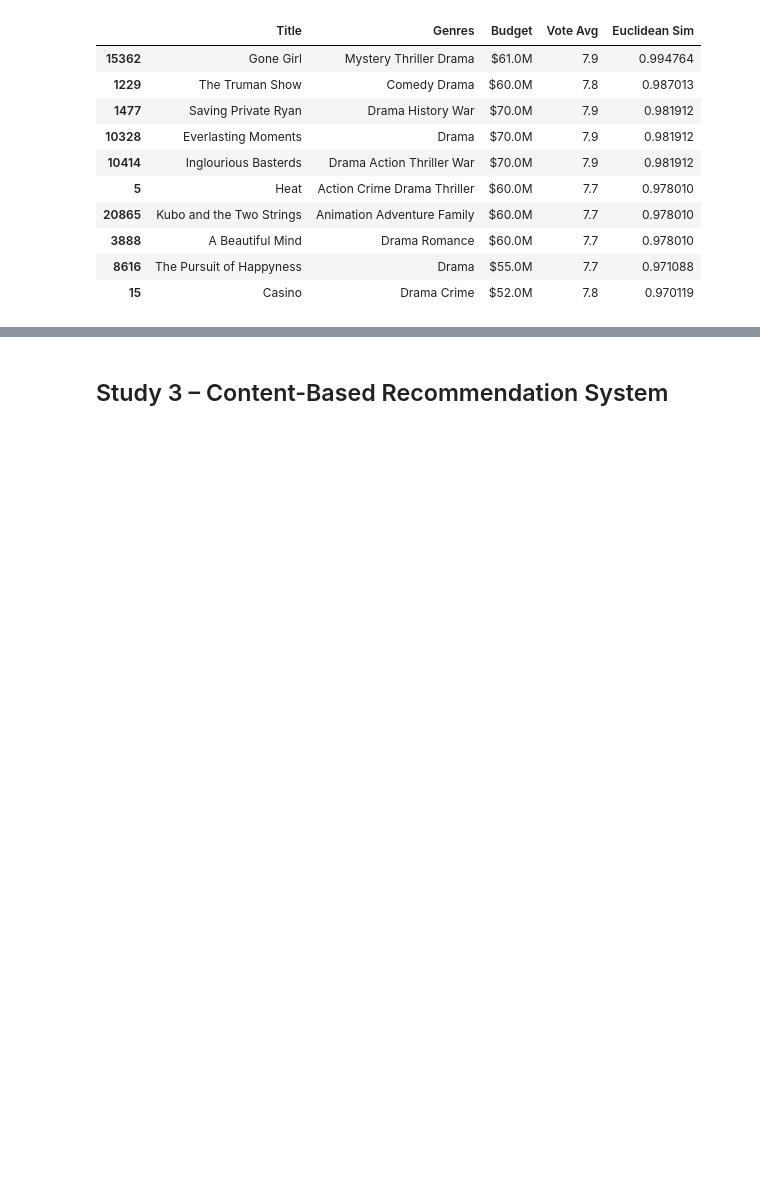
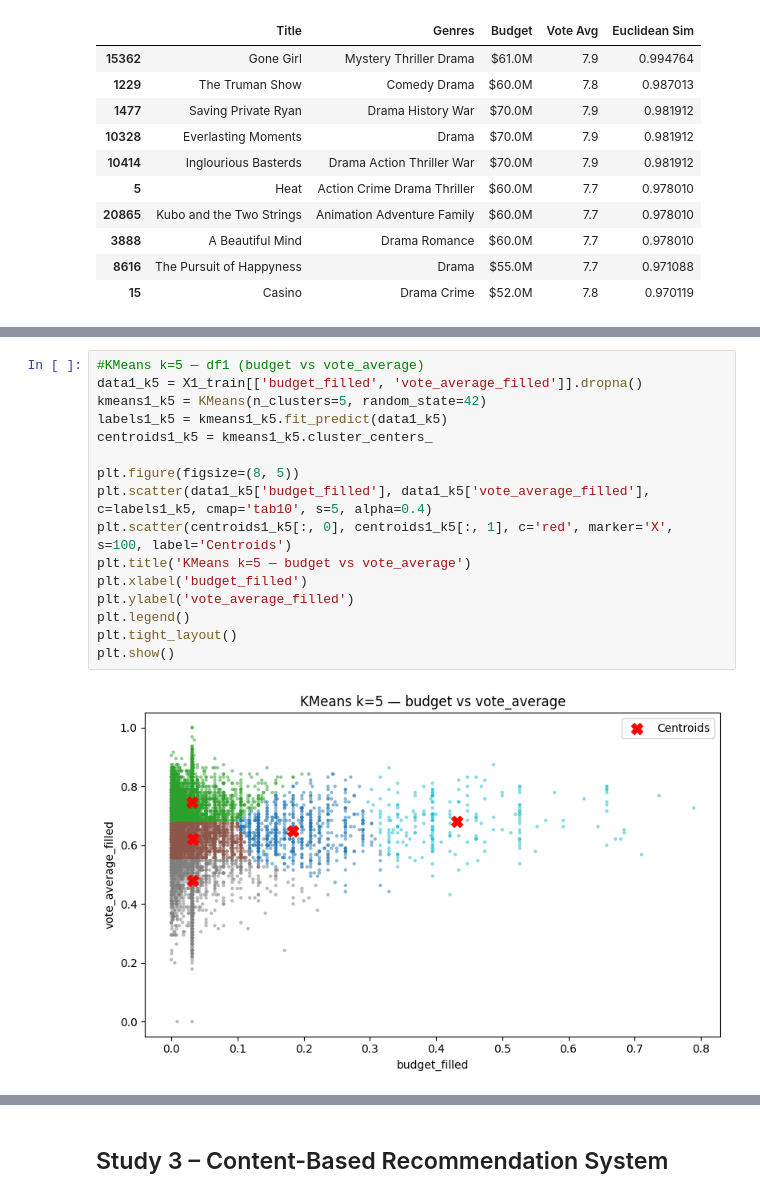
Before and after one commit to JCoji/DataScienceA2, a Jupyter notebook: A4 - Jonthan Cojita, Lucas Gavura.ipynb, the cells around one changed output, grey strips where cells are left out. Cells and saved outputs as stored; diff of their text form; blank space fills up the shorter version.

```diff
--- a/A4 - Jonthan Cojita, Lucas Gavura.ipynb
+++ b/A4 - Jonthan Cojita, Lucas Gavura.ipynb
@@ -592,0 +636,18 @@ Attribute Pairs:
+# %%
+#KMeans k=5 — df1 (budget vs vote_average)
+data1_k5 = X1_train[['budget_filled', 'vote_average_filled']].dropna()
+kmeans1_k5 = KMeans(n_clusters=5, random_state=42)
+labels1_k5 = kmeans1_k5.fit_predict(data1_k5)
+centroids1_k5 = kmeans1_k5.cluster_centers_
+
+plt.figure(figsize=(8, 5))
+plt.scatter(data1_k5['budget_filled'], data1_k5['vote_average_filled'], c=labels1_k5, cmap='tab10', s=5, alpha=0.4)
+plt.scatter(centroids1_k5[:, 0], centroids1_k5[:, 1], c='red', marker='X', s=100, label='Centroids')
+plt.title('KMeans k=5 — budget vs vote_average')
+plt.xlabel('budget_filled')
+plt.ylabel('vote_average_filled')
+plt.legend()
+plt.tight_layout()
+plt.show()
+# %% [output]
+[figure, added]
```
Also changed, not shown: parts of 15 cells of this notebook.
